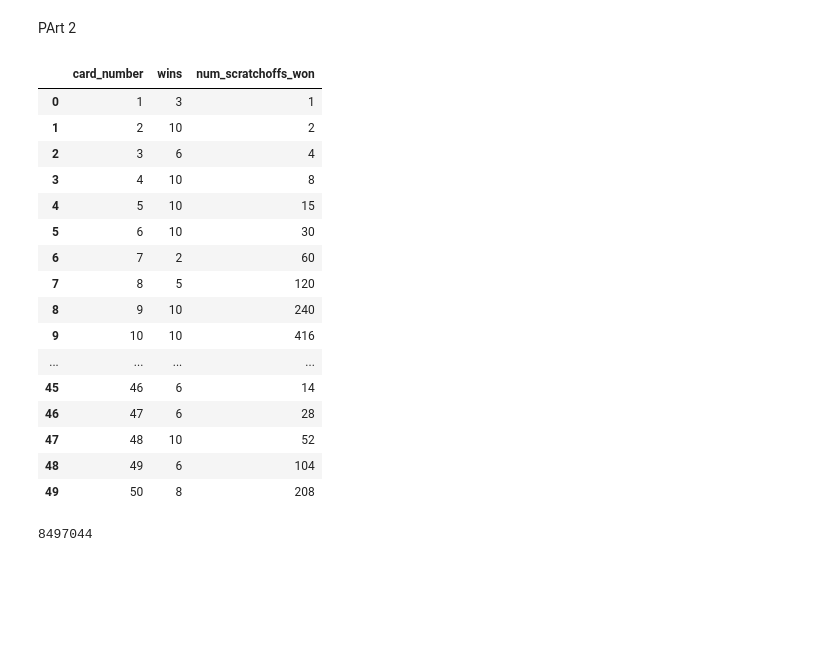
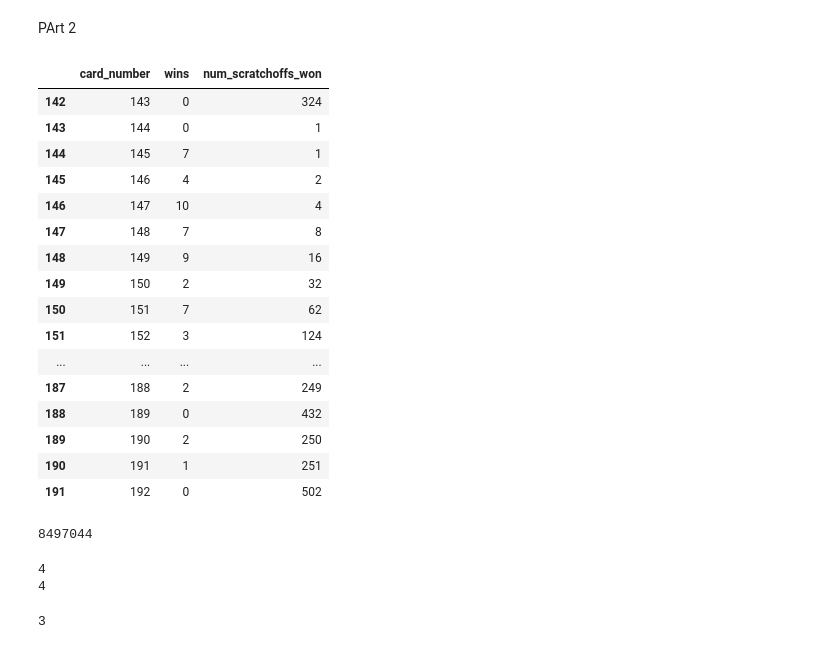
Before and after one commit to alex-geodev/aoc-2023, a Jupyter notebook: day4/day4.ipynb, the cells around one changed output. Drawn from its saved outputs; the diff is of its cells as text; code cells hidden in the pictures; blank space fills up the shorter version.

```diff
--- a/day4/day4.ipynb
+++ b/day4/day4.ipynb
@@ -251,26 +251,55 @@ for idx, row in cards_won.iterrows():
         else:
             break
 # %%
-cards_won.head(50)
+cards_won.tail(50)
 # %% [output]
 |  | card_number | wins | num_scratchoffs_won |
-| 0 | 1 | 3 | 1 |
-| 1 | 2 | 10 | 2 |
-| 2 | 3 | 6 | 4 |
-| 3 | 4 | 10 | 8 |
-| 4 | 5 | 10 | 15 |
-| 5 | 6 | 10 | 30 |
-| 6 | 7 | 2 | 60 |
-| 7 | 8 | 5 | 120 |
-| 8 | 9 | 10 | 240 |
-| 9 | 10 | 10 | 416 |
+| 142 | 143 | 0 | 324 |
+| 143 | 144 | 0 | 1 |
+| 144 | 145 | 7 | 1 |
+| 145 | 146 | 4 | 2 |
+| 146 | 147 | 10 | 4 |
+| 147 | 148 | 7 | 8 |
+| 148 | 149 | 9 | 16 |
+| 149 | 150 | 2 | 32 |
+| 150 | 151 | 7 | 62 |
+| 151 | 152 | 3 | 124 |
 | ... | ... | ... | ... |
-| 45 | 46 | 6 | 14 |
-| 46 | 47 | 6 | 28 |
-| 47 | 48 | 10 | 52 |
-| 48 | 49 | 6 | 104 |
-| 49 | 50 | 8 | 208 |
+| 187 | 188 | 2 | 249 |
+| 188 | 189 | 0 | 432 |
+| 189 | 190 | 2 | 250 |
+| 190 | 191 | 1 | 251 |
+| 191 | 192 | 0 | 502 |
 # %%
 cards_won.num_scratchoffs_won.sum()
 # %% [output]
 8497044
+# %%
+import sys
+import re
+from collections import defaultdict
+D =input#open(sys.argv[1]).read().strip()
+lines = D.split('\n')
+p1 = 0
+N = defaultdict(int)
+for i,line in enumerate(lines):
+  N[i] += 1
+  first, rest = line.split('|')
+  id_, card = first.split(':')
+  card_nums = [int(x) for x in card.split()]
+  rest_nums = [int(x) for x in rest.split()]
+  val = len(set(card_nums) & set(rest_nums))
+  if val > 0:
+    p1 += 2**(val-1)
+  for j in range(val):
+    N[i+1+j] += N[i]
+  break
+print(p1)
+print(sum(N.values()))
+# %% [output]
+4
+4
+# %%
+val
+# %% [output]
+3
```
Also changed, not shown: 2 other files.
